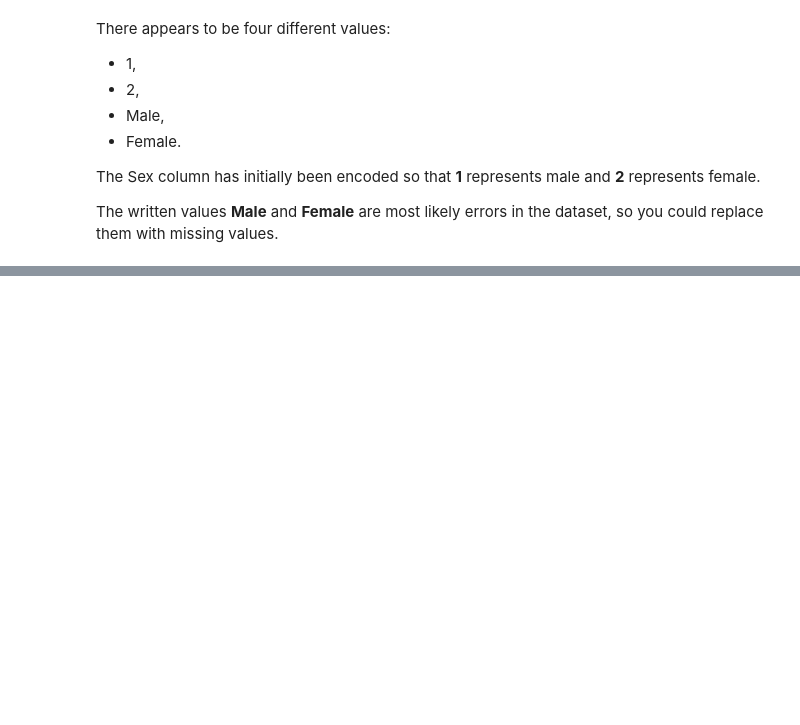
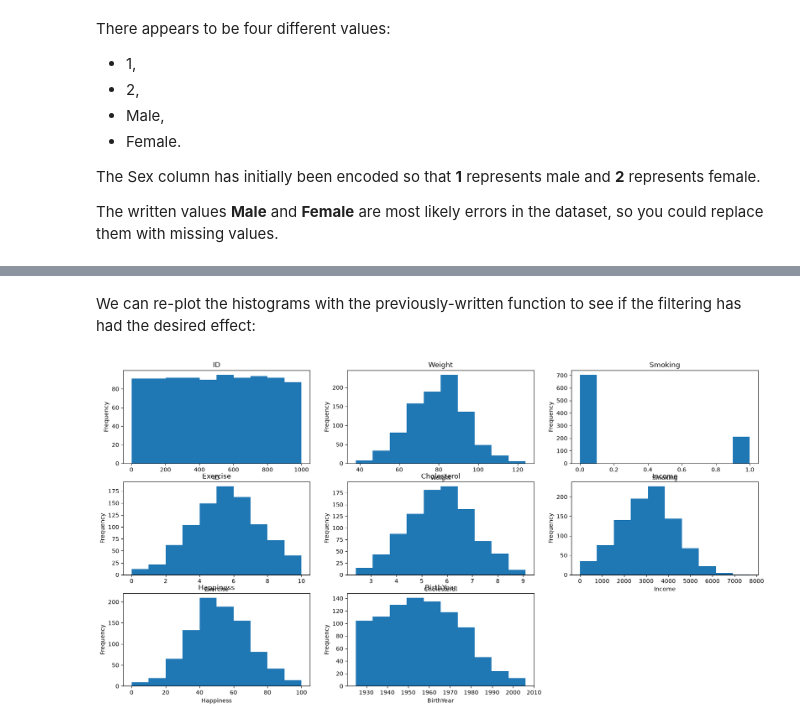
Before and after one commit to Arazm1/Data_Handling_and_Machine_Learning_TX00EY32-3008-practice, a Jupyter notebook: 2_Data_preprocessing_and_visualization/2.ipynb, the cells around one changed output, grey strips where cells are left out. Cells and saved outputs as stored; diff of their text form; code cells hidden in the pictures; blank space fills up the shorter version.

```diff
--- a/2_Data_preprocessing_and_visualization/2.ipynb
+++ b/2_Data_preprocessing_and_visualization/2.ipynb
@@ -128,0 +177,3 @@ df.describe(include='all')
+# %%
+df = df[(df['BirthYear'] <= 2006) & (df['BirthYear'] >= 1925)]
+df.describe(include='all')
@@ -128,0 +199,5 @@ df.describe(include='all')
+# %%
+df['Weight'] = df['Weight'].apply(lambda x: x if 30 <= x <= 200 else None)
+df['Cholesterol'] = df['Cholesterol'].apply(lambda x: x if x >= 2.0 else None)
+
+df
@@ -128,0 +218,6 @@ df.describe(include='all')
+# %% [markdown]
+We can re-plot the histograms with the previously-written function to see if the filtering has had the desired effect:
+# %%
+plot_data(df)
+# %% [output]
+[figure, added]
```
Also changed, not shown: parts of 27 cells of this notebook.
